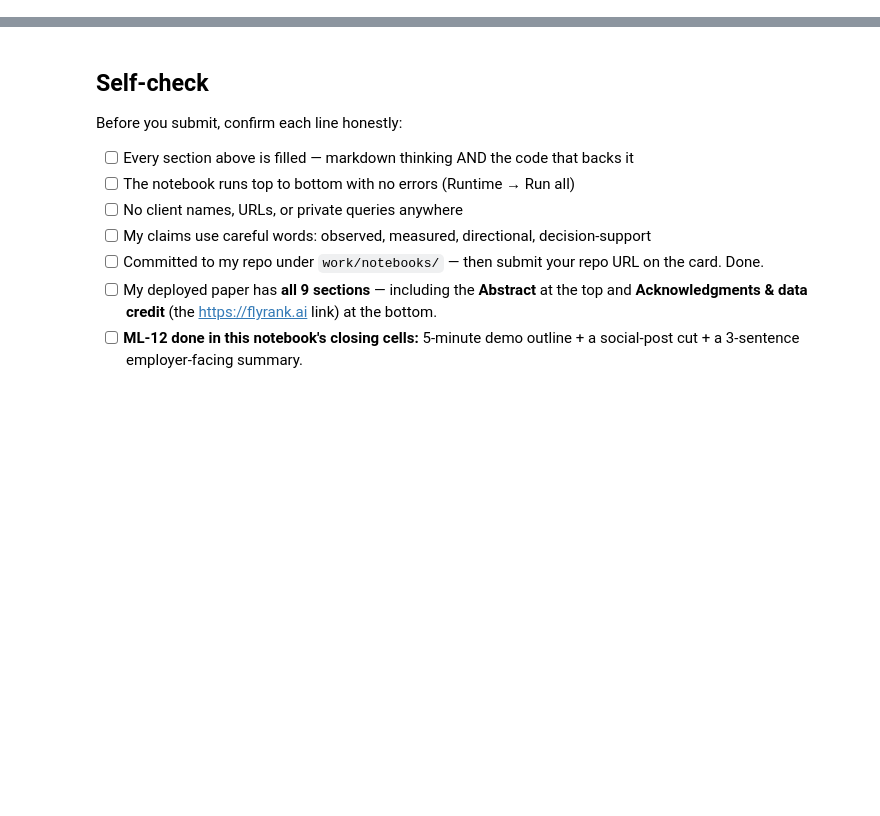
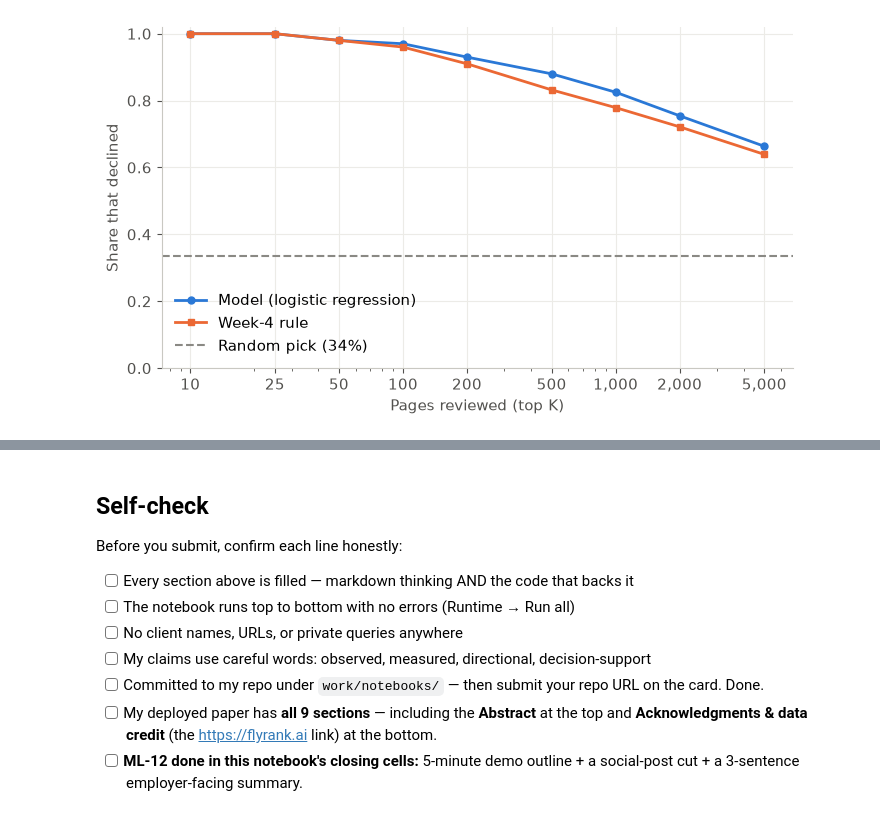
Before and after one commit to h0pi/flyrank-ml-intenrship, a Jupyter notebook: work/notebooks/capstone.ipynb, the cells around one changed output, grey strips where cells are left out. Saved outputs shown, nothing was run; the diff lists cells and outputs as text; code cells hidden in the pictures; blank space fills up the shorter version.

Commit message:
Capstone: research paper (docs/), capstone notebook, metrics, paper builder

```diff
--- a/work/notebooks/capstone.ipynb
+++ b/work/notebooks/capstone.ipynb
@@ -32,0 +23,5 @@ This skeleton is yours to fill. Work the sections **in order** — each one has
+# %%
+
+QUESTION = "Which content pages are most likely to lose search visibility in the next 16 days?"
+DECISION_DATE = "2026-03-16"
+print(QUESTION, "| decision moment:", DECISION_DATE)
@@ -32,0 +351,14 @@ This skeleton is yours to fill. Work the sections **in order** — each one has
+# %%
+
+ACTION = {"cliff_drop": "check_technical", "sliding_visible": "review_refresh", "low_ctr_page_one": "fix_snippet",
+          "new_page_settling": "monitor", "stable": "monitor"}
+df["action"] = df.archetype.map(ACTION)
+LANES = {"check_technical": 20, "review_refresh": 30, "fix_snippet": 10}
+weekly = pd.concat([df[df.action == a].sort_values("score", ascending=False).head(n) for a, n in LANES.items()])
+lanes = (weekly.groupby("action", sort=False).agg(pages=("score", "size"), declined=("is_declining", "mean"))
+         .assign(lane_base_rate=lambda t: [df.loc[df.action == a, "is_declining"].mean() for a in t.index]).round(3))
+archetypes = (df.groupby("archetype").agg(pages=("is_declining", "size"), declined=("is_declining", "mean"))
+              .loc[["cliff_drop", "sliding_visible", "new_page_settling", "low_ctr_page_one", "stable"]].round(3))
+print(lanes.to_string())
+print()
+print(archetypes.to_string())
@@ -36,0 +385,70 @@ This skeleton is yours to fill. Work the sections **in order** — each one has
+# %%
+
+import matplotlib.pyplot as plt
+%matplotlib inline
+IMG = ROOT / "docs" / "img"
+IMG.mkdir(parents=True, exist_ok=True)
+BLUE, ORANGE, GREY, INK, MUTED = "#2a78d6", "#eb6834", "#8a8984", "#0b0b0b", "#52514e"
+plt.rcParams.update({"font.size": 11, "axes.spines.top": False, "axes.spines.right": False,
+                     "axes.edgecolor": "#c9c8c2", "axes.labelcolor": MUTED, "xtick.color": MUTED, "ytick.color": MUTED,
+                     "axes.grid": True, "axes.axisbelow": True, "grid.color": "#ecebe7", "grid.linewidth": 0.8})
+
+# Figure 1: precision@K, model vs rule vs random
+fig, ax = plt.subplots(figsize=(7.2, 4.2))
+ax.plot(KS, [p_at(scores["Logistic Regression"], k) for k in KS], color=BLUE, lw=2, marker="o", ms=5, label="Model (logistic regression)")
+ax.plot(KS, [p_at(scores["Week-4 rule"], k) for k in KS], color=ORANGE, lw=2, marker="s", ms=5, label="Week-4 rule")
+ax.axhline(y.mean(), color=GREY, lw=1.5, ls="--", label=f"Random pick ({y.mean():.0%})")
+ax.set_xscale("log"); ax.set_ylim(0, 1.02); ax.set_xticks(KS); ax.set_xticklabels([f"{k:,}" for k in KS])
+ax.set_xlabel("Pages reviewed (top K)"); ax.set_ylabel("Share that declined")
+ax.legend(frameon=False, loc="lower left"); fig.tight_layout()
+fig.savefig(IMG / "fig1_precision_at_k.png", dpi=200); plt.show()
+
+# Figure 2: refresh group, top 50/100/500
+fig, ax = plt.subplots(figsize=(7.2, 3.6))
+x = np.arange(3); w = 0.36
+ax.bar(x - w / 2, refresh["model"], w, color=BLUE, label="Model")
+ax.bar(x + w / 2, refresh["rule"], w, color=ORANGE, label="Week-4 rule")
+ax.axhline(rv.is_declining.mean(), color=GREY, lw=1.5, ls="--", label=f"Random pick in this group ({rv.is_declining.mean():.0%})")
+for i, k in enumerate(refresh.index):
+    ax.text(i - w / 2, refresh.loc[k, "model"] + 0.02, f"{refresh.loc[k, 'model']:.0%}", ha="center", color=INK, fontsize=10)
+    ax.text(i + w / 2, refresh.loc[k, "rule"] + 0.02, f"{refresh.loc[k, 'rule']:.0%}", ha="center", color=INK, fontsize=10)
+ax.set_xticks(x); ax.set_xticklabels([f"Top {k}" for k in refresh.index]); ax.set_ylim(0, 1)
+ax.set_ylabel("Share that declined"); ax.legend(frameon=False, loc="upper right", fontsize=9); fig.tight_layout()
+fig.savefig(IMG / "fig2_refresh_group.png", dpi=200); plt.show()
+
+# Figure 3: what the score relies on
+fig, ax = plt.subplots(figsize=(7.2, 3.4))
+imp_plot = importance.sort_values()
+ax.barh(imp_plot.index, imp_plot.values, color=BLUE, height=0.6)
+for i, v in enumerate(imp_plot.values):
+    ax.text(max(v, 0) + 0.002, i, f"{v:.3f}", va="center", fontsize=9, color=INK)
+ax.set_xlabel("ROC-AUC drop when the feature is shuffled"); fig.tight_layout()
+fig.savefig(IMG / "fig3_importance.png", dpi=200); plt.show()
+
+# Figure 4: observed decline rate by archetype
+fig, ax = plt.subplots(figsize=(7.2, 3.4))
+a_plot = archetypes.iloc[::-1]
+ax.barh(a_plot.index, a_plot.declined, color=BLUE, height=0.6)
+ax.axvline(y.mean(), color=GREY, lw=1.5, ls="--", label="Base rate")
+for i, (a, r) in enumerate(a_plot.iterrows()):
+    ax.text(r.declined + 0.01, i, f"{r.declined:.0%}  (n={r.pages:,.0f})", va="center", fontsize=9, color=INK)
+ax.set_xlim(0, 1.1); ax.set_xlabel("Share of pages that declined, 16–31 March"); ax.legend(frameon=False, loc="lower right")
+fig.tight_layout(); fig.savefig(IMG / "fig4_archetypes.png", dpi=200); plt.show()
+
+metrics = {
+    "question": QUESTION, "decision_date": DECISION_DATE, "seed": SEED, "sklearn": sklearn.__version__,
+    "data": data_facts, "folds": fold_info.to_dict(orient="records"),
+    "leak_check_auc": round(float(leak_auc), 3), "random_split_auc": round(float(lr_random_auc), 3),
+    "results": {m: {k: (None if pd.isna(v) else float(v)) for k, v in r.items()} for m, r in results.iterrows()},
+    "precision_curve": {m: {str(k): round(float(p_at(scores[m], k)), 3) for k in KS} for m in ["Logistic Regression", "Week-4 rule"]},
+    "refresh_group": {"pages": int(len(rv)), "base_rate": round(float(rv.is_declining.mean()), 3),
+                      "top": {str(k): {"model": float(r.model), "rule": float(r.rule)} for k, r in refresh.iterrows()}},
+    "importance_auc_drop": importance.to_dict(),
+    "false_alarms_top500": int(len(fa)),
+    "archetypes": {a: {"pages": int(r.pages), "declined": float(r.declined)} for a, r in archetypes.iterrows()},
+    "lanes": {a: {"pages": int(r.pages), "declined": float(r.declined), "lane_base_rate": float(r.lane_base_rate)} for a, r in lanes.iterrows()},
+}
+(OUT / "capstone_metrics.json").write_text(json.dumps(metrics, indent=2))
+print("wrote", (OUT / "capstone_metrics.json").name, "and", sorted(p.name for p in IMG.glob("*.png")))
+# %% [output]
+[figure, added]
```
Also changed, not shown: parts of 24 cells of this notebook, 8 other files.
